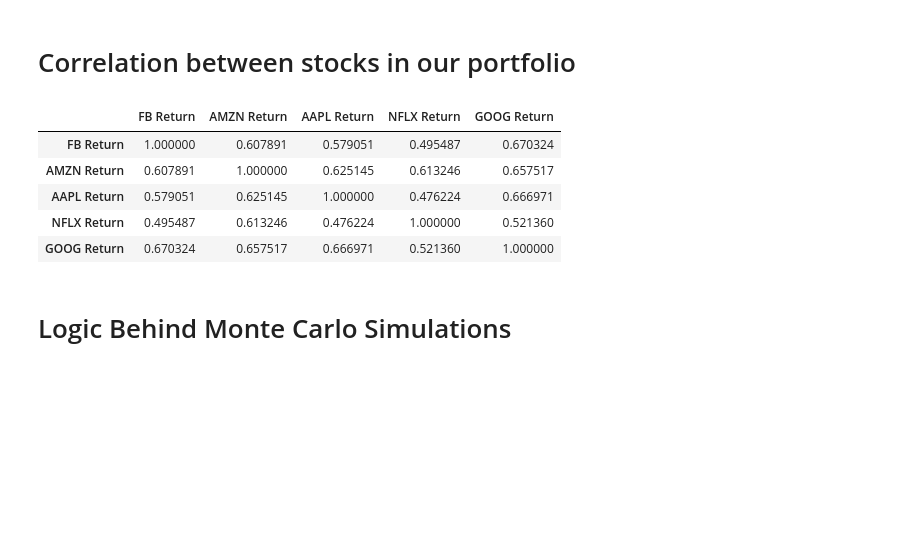
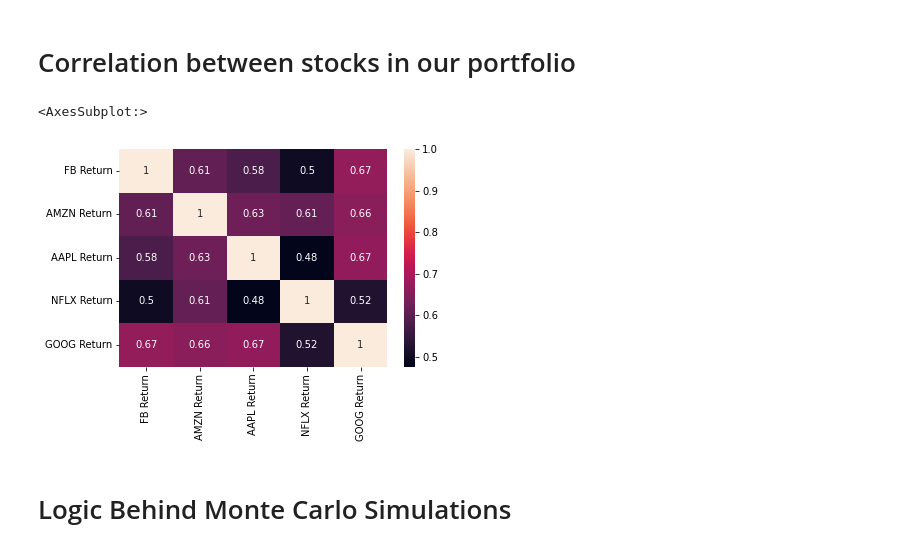
Before and after one commit to JoshuaOD/Projects, a Jupyter notebook: FAANG/Predict Stocks using Monte Carlo Simulation.ipynb, the cells around one changed output. Drawn from its saved outputs; the diff is of its cells as text; code cells hidden in the pictures; blank space fills up the shorter version.

Commit message:
Added in a correlation heatmap.

```diff
--- a/FAANG/Predict Stocks using Monte Carlo Simulation.ipynb
+++ b/FAANG/Predict Stocks using Monte Carlo Simulation.ipynb
@@ -246,14 +246,11 @@ The annual volatility of our portfolio is 27.221 %
 # %% [markdown]
 # Correlation between stocks in our portfolio
 # %%
-corr_matrix
+
+sns.heatmap(corr_matrix, annot=True)
 # %% [output]
-|  | FB Return | AMZN Return | AAPL Return | NFLX Return | GOOG Return |
-| FB Return | 1.000000 | 0.607891 | 0.579051 | 0.495487 | 0.670324 |
-| AMZN Return | 0.607891 | 1.000000 | 0.625145 | 0.613246 | 0.657517 |
-| AAPL Return | 0.579051 | 0.625145 | 1.000000 | 0.476224 | 0.666971 |
-| NFLX Return | 0.495487 | 0.613246 | 0.476224 | 1.000000 | 0.521360 |
-| GOOG Return | 0.670324 | 0.657517 | 0.666971 | 0.521360 | 1.000000 |
+<AxesSubplot:>
+[figure, added]
 # %% [markdown]
 # Logic Behind Monte Carlo Simulations
 # %% [markdown]
```
